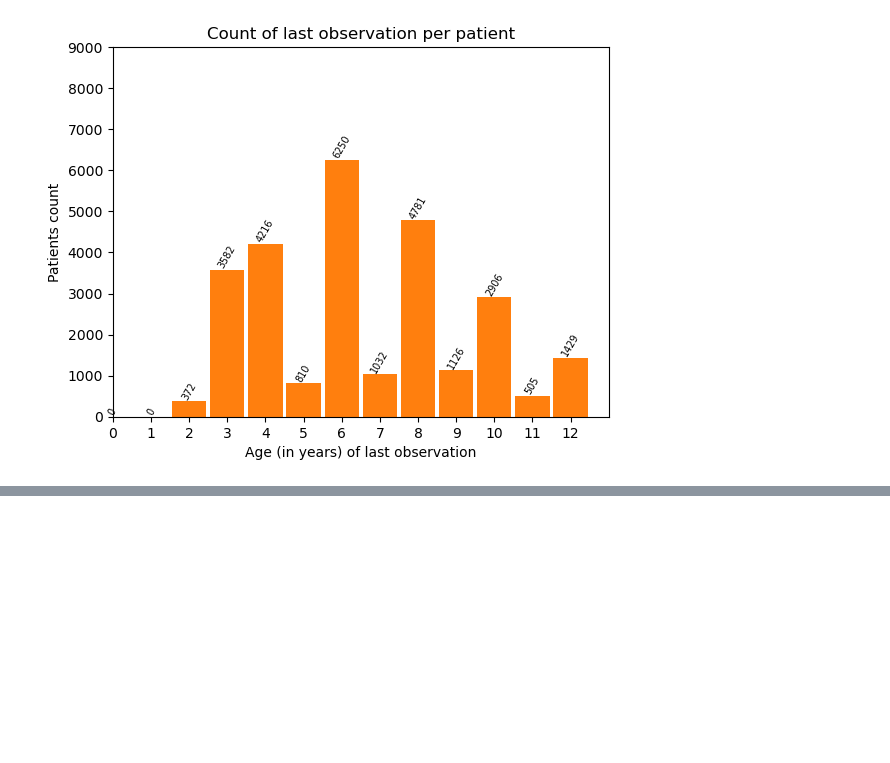
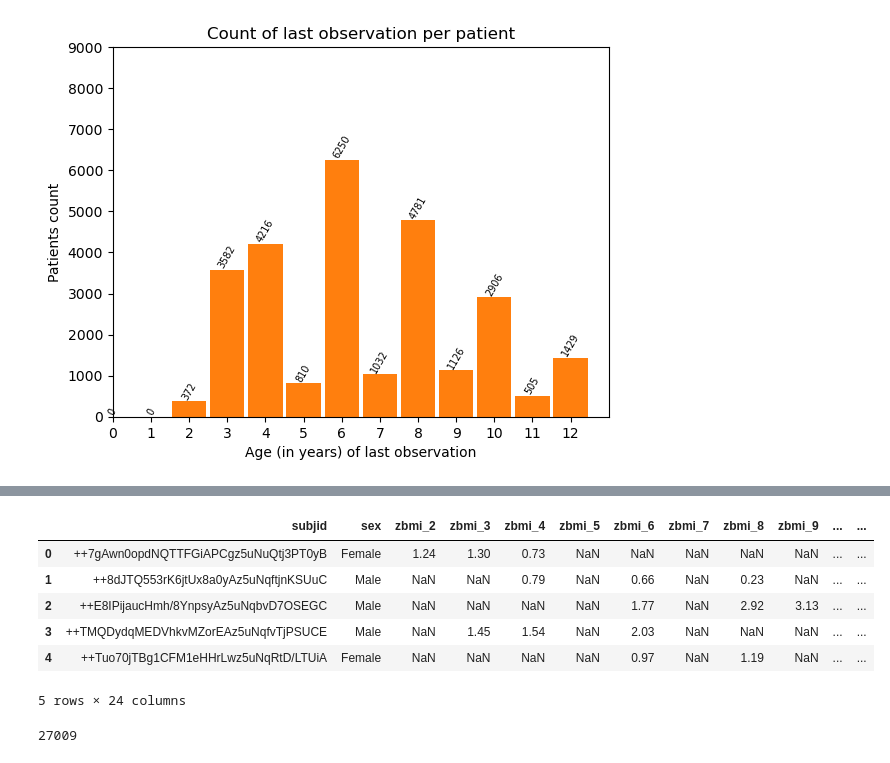
Before and after one commit to Marc-CC/Teen-Obesity-predictor-App, a Jupyter notebook: ML_models_tfm.ipynb, the cells around one changed output, grey strips where cells are left out. Saved outputs shown, nothing was run; the diff lists cells and outputs as text; code cells hidden in the pictures; blank space fills up the shorter version.

Commit message:
filtered and pivoted data created

```diff
--- a/ML_models_tfm.ipynb
+++ b/ML_models_tfm.ipynb
@@ -128,7 +133,7 @@ plt.show()
 # %% [markdown]
 Since we have very few observation at 13 and 14 years old, the objective will be changed to a prediction of the obesity risk at 12 years old, the last year of prepusbescent age.
 # %%
-data12 = data[data['age_years'].apply(math.trunc) <= 12]
+data12 = data[data['age_years'].apply(math.trunc) <= 12].copy()
 # %%
 # Redo analysis
 data12.describe()
@@ -170,0 +184,5 @@ After filtering the data we find that we loose only one patient.
+# %%
+# Filter data12
+data12["age_years"] = data12["age_years"].apply(math.trunc)
+data12 = data12.loc[:, ["subjid", "sex", "age_years", "zbmi", "zbmi_type"]]
+data12.head(10)
@@ -170,0 +201,27 @@ After filtering the data we find that we loose only one patient.
+# %%
+# Reshape data
+zbmi_pivoted = data12.pivot_table(index=["subjid", "sex"], columns="age_years", values="zbmi")
+zbmi_types_pivoted = data12.pivot_table(index=["subjid", "sex"], columns="age_years", values="zbmi_type", aggfunc="first")
+
+# Combine multilevel columns
+zbmi_pivoted.columns = [f"zbmi_{col}" for col in zbmi_pivoted.columns]
+zbmi_types_pivoted.columns = [f"zbmi_type_{col}" for col in zbmi_types_pivoted.columns]
+
+# Combine data
+pivot_data = pd.merge(zbmi_pivoted, zbmi_types_pivoted, on=["subjid", "sex"], how="outer")
+pivot_data.reset_index(inplace=True)
+
+pivot_data.head(5)
+# %% [output]
+|  | subjid | sex | zbmi_2 | zbmi_3 | zbmi_4 | zbmi_5 | zbmi_6 | zbmi_7 | zbmi_8 | zbmi_9 | ... | ... |
+| 0 | ++7gAwn0opdNQTTFGiAPCgz5uNuQtj3PT0yB | Female | 1.24 | 1.30 | 0.73 | NaN | NaN | NaN | NaN | NaN | ... | ... |
+| 1 | ++8dJTQ553rK6jtUx8a0yAz5uNqftjnKSUuC | Male | NaN | NaN | 0.79 | NaN | 0.66 | NaN | 0.23 | NaN | ... | ... |
+| 2 | ++E8IPijaucHmh/8YnpsyAz5uNqbvD7OSEGC | Male | NaN | NaN | NaN | NaN | 1.77 | NaN | 2.92 | 3.13 | ... | ... |
+| 3 | ++TMQDydqMEDVhkvMZorEAz5uNqfvTjPSUCE | Male | NaN | 1.45 | 1.54 | NaN | 2.03 | NaN | NaN | NaN | ... | ... |
+| 4 | ++Tuo70jTBg1CFM1eHHrLwz5uNqRtD/LTUiA | Female | NaN | NaN | NaN | NaN | 0.97 | NaN | 1.19 | NaN | ... | ... |
+5 rows × 24 columns
+# %%
+# Check if the patient number is not affected
+len(pivot_data)
+# %% [output]
+27009
```
Also changed, not shown: parts of 5 cells of this notebook.
